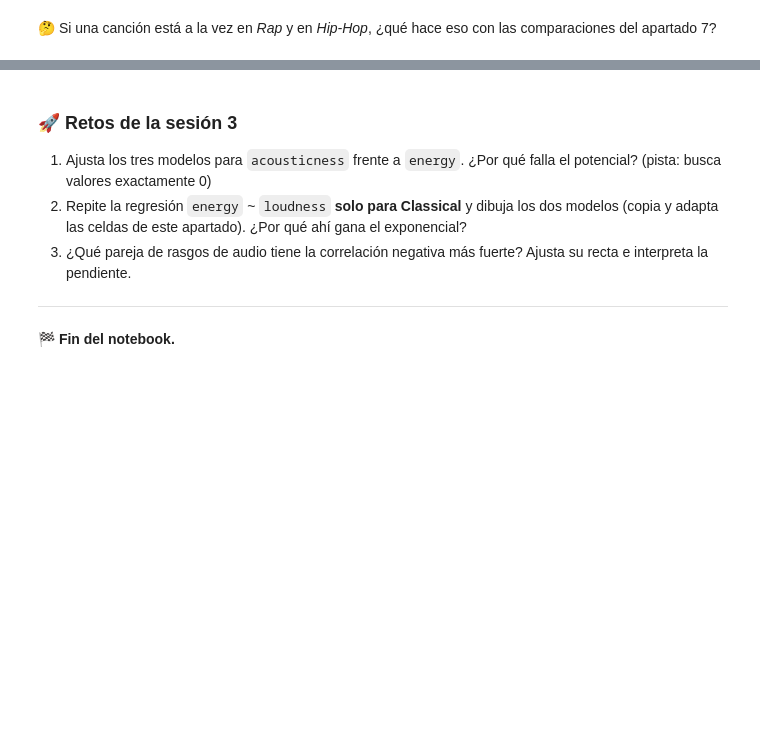
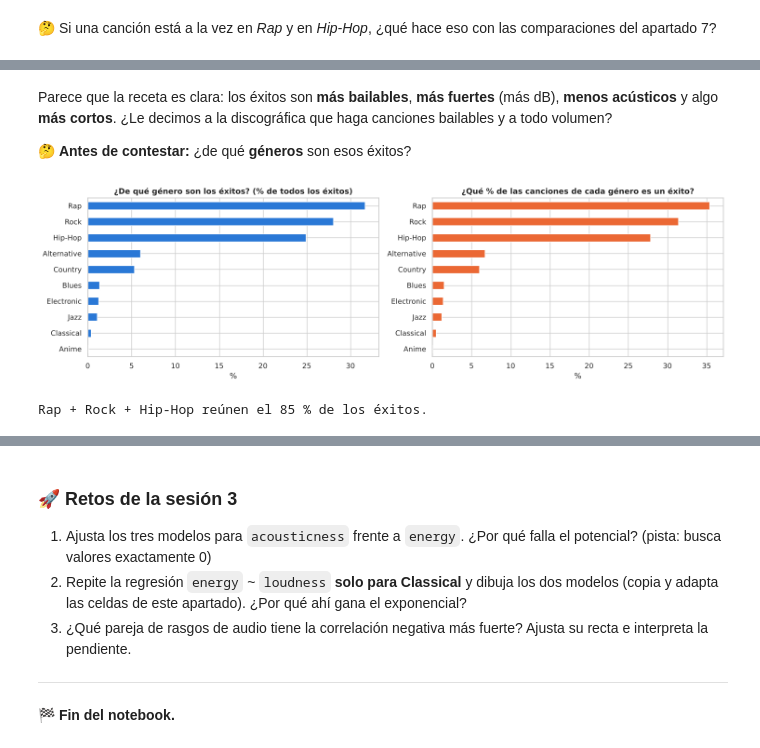
Before and after one commit to DANIFUZZY1975/estadistica-descriptiva-python, a Jupyter notebook: notebooks/03_generos_musicales.ipynb, the cells around one changed output, grey strips where cells are left out. Cells and saved outputs as stored; diff of their text form; code cells hidden in the pictures; blank space fills up the shorter version.

```diff
--- a/notebooks/03_generos_musicales.ipynb
+++ b/notebooks/03_generos_musicales.ipynb
@@ -629,0 +642,5 @@ Canciones repetidas en MÁS DE UN género: 3606
+# %%
+canciones = df[df["popularity"] > 0].copy()
+umbral = canciones["popularity"].quantile(0.90)
+canciones["exito"] = canciones["popularity"] >= umbral
+print(f"Una canción es un éxito si su popularidad es ≥ {umbral:.0f}  ->  {canciones['exito'].sum()} éxitos de {len(canciones)} canciones")
@@ -629,0 +668,19 @@ Canciones repetidas en MÁS DE UN género: 3606
+# %% [markdown]
+Parece que la receta es clara: los éxitos son **más bailables**, **más fuertes** (más dB), **menos acústicos** y algo **más cortos**.
+¿Le decimos a la discográfica que haga canciones bailables y a todo volumen?
+
+🤔 **Antes de contestar:** ¿de qué **géneros** son esos éxitos?
+# %%
+reparto_exitos = 100 * canciones.loc[canciones["exito"], "music_genre"].value_counts(normalize=True)
+pct_exito = 100 * canciones.groupby("music_genre")["exito"].mean().sort_values()
+
+fig, axes = plt.subplots(1, 2, figsize=(15, 4.5))
+reparto_exitos.sort_values().plot.barh(ax=axes[0], color=AZUL)
+axes[0].set_title("¿De qué género son los éxitos? (% de todos los éxitos)"); axes[0].set_xlabel("%"); axes[0].set_ylabel("")
+pct_exito.plot.barh(ax=axes[1], color=NARANJA)
+axes[1].set_title("¿Qué % de las canciones de cada género es un éxito?"); axes[1].set_xlabel("%"); axes[1].set_ylabel("")
+plt.tight_layout(); plt.show()
+print(f"Rap + Rock + Hip-Hop reúnen el {reparto_exitos[['Rap', 'Rock', 'Hip-Hop']].sum():.0f} % de los éxitos.")
+# %% [output]
+[figure, added]
+Rap + Rock + Hip-Hop reúnen el 85 % de los éxitos.
```
Also changed, not shown: parts of 11 cells of this notebook, 12 other files.
